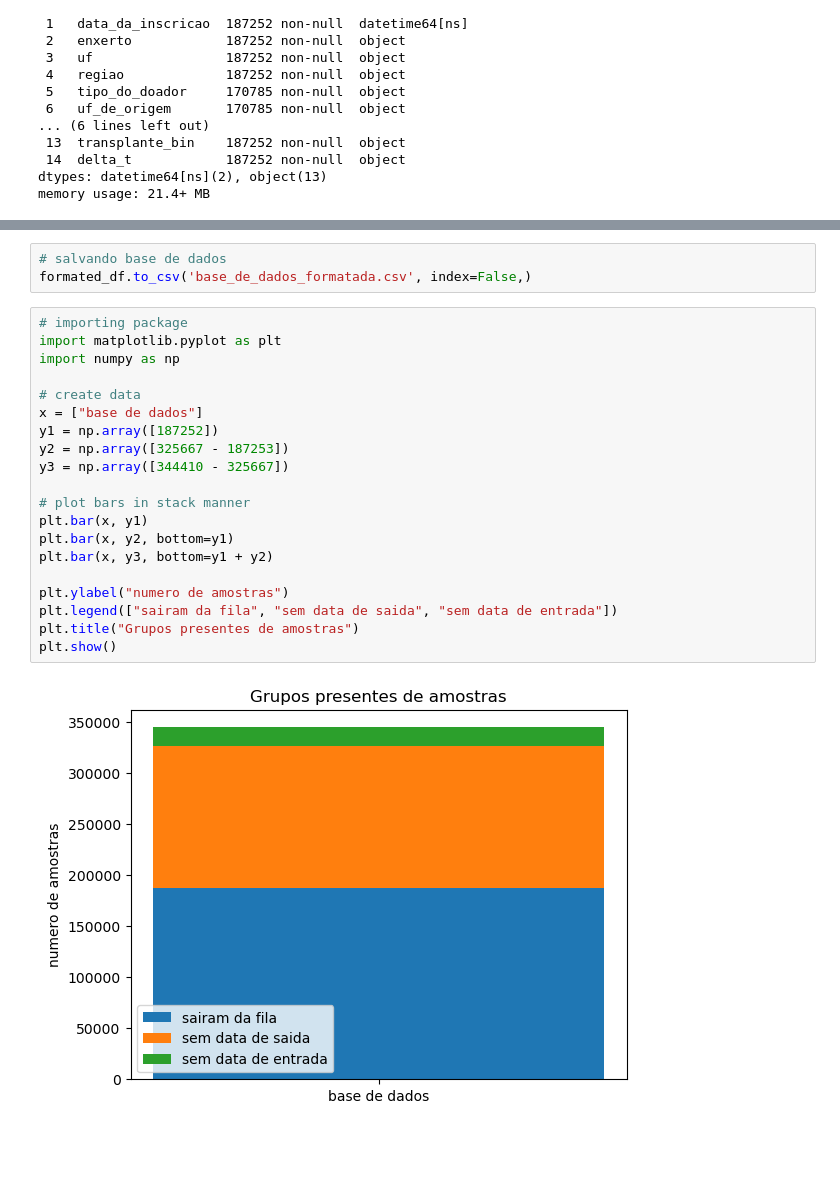
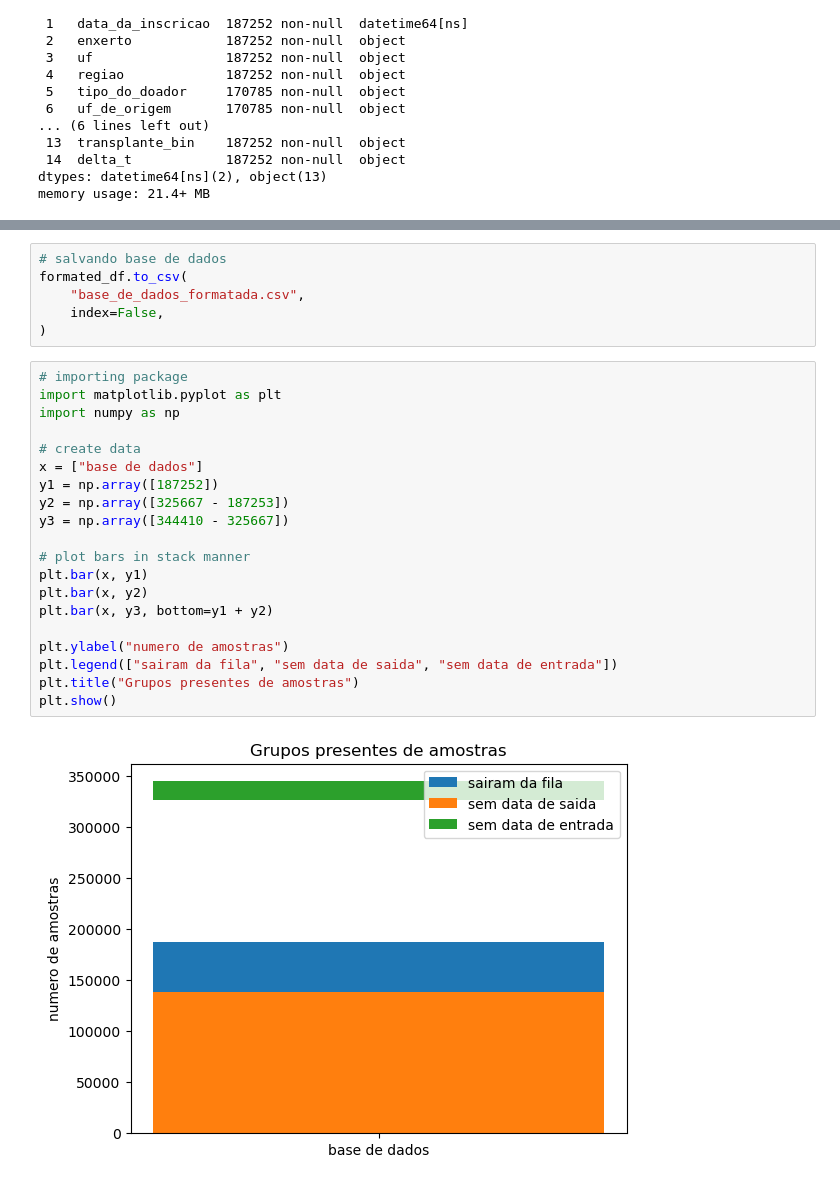
Before and after one commit to Esterci/SNT_table_study, a Jupyter notebook: estudo_inicial/kaplan-meier.ipynb, the cells around one changed output, grey strips where cells are left out. Drawn from its saved outputs; the diff is of its cells as text; blank space fills up the shorter version.

```diff
--- a/estudo_inicial/kaplan-meier.ipynb
+++ b/estudo_inicial/kaplan-meier.ipynb
@@ -895,26 +1070,29 @@ plt.show()
 [figure]
 # %%
 # salvando base de dados
-formated_df.to_csv('base_de_dados_formatada.csv', index=False,)
+formated_df.to_csv(
+    "base_de_dados_formatada.csv",
+    index=False,
+)
 # %%
 # importing package
 import matplotlib.pyplot as plt
 import numpy as np
 
 # create data
 x = ["base de dados"]
 y1 = np.array([187252])
 y2 = np.array([325667 - 187253])
 y3 = np.array([344410 - 325667])
 
 # plot bars in stack manner
 plt.bar(x, y1)
-plt.bar(x, y2, bottom=y1)
+plt.bar(x, y2)
 plt.bar(x, y3, bottom=y1 + y2)
 
 plt.ylabel("numero de amostras")
 plt.legend(["sairam da fila", "sem data de saida", "sem data de entrada"])
 plt.title("Grupos presentes de amostras")
 plt.show()
 # %% [output]
-[figure, old version]
+[figure, new version]
```
Also changed, not shown: parts of 25 cells of this notebook, 7 other files.
